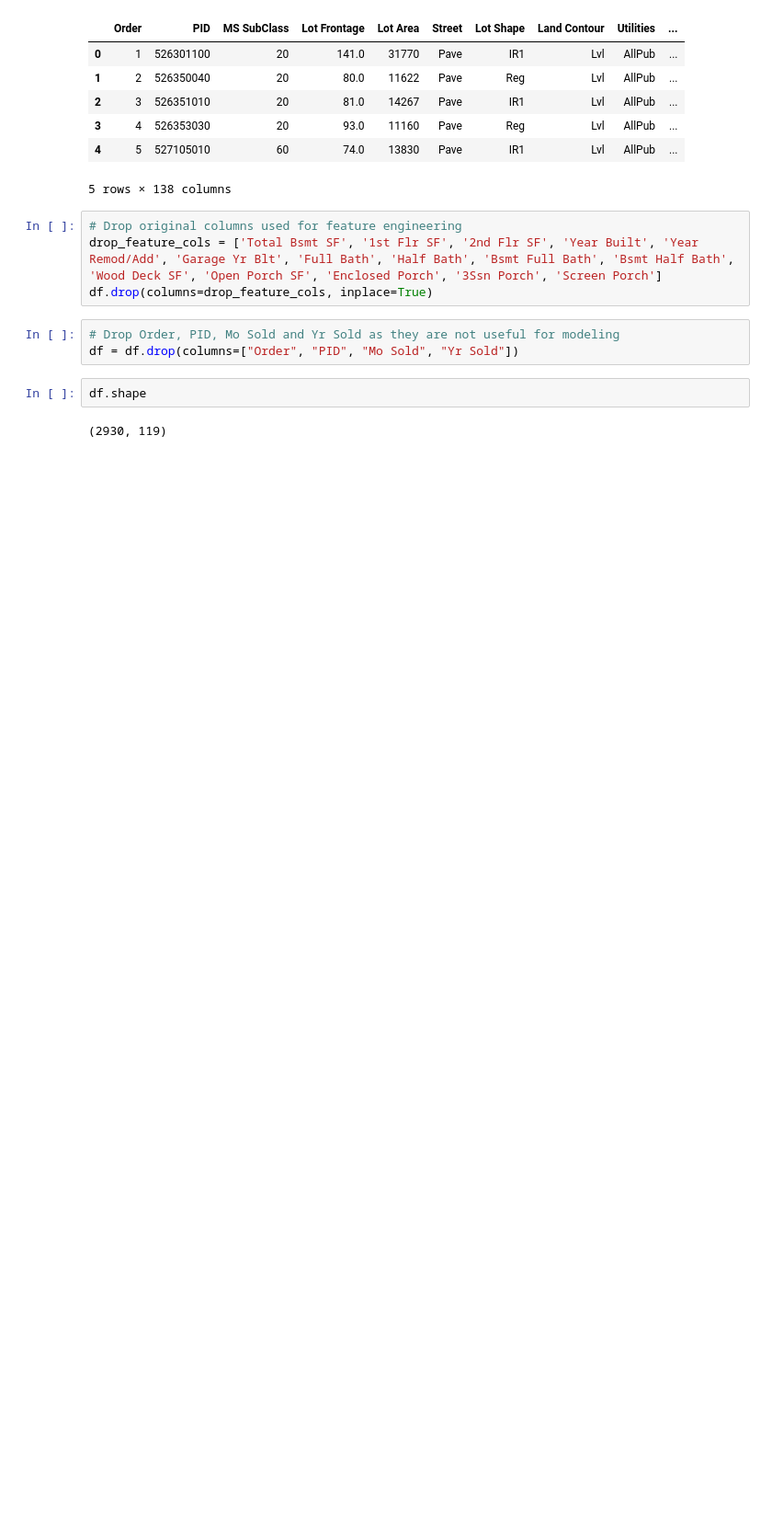
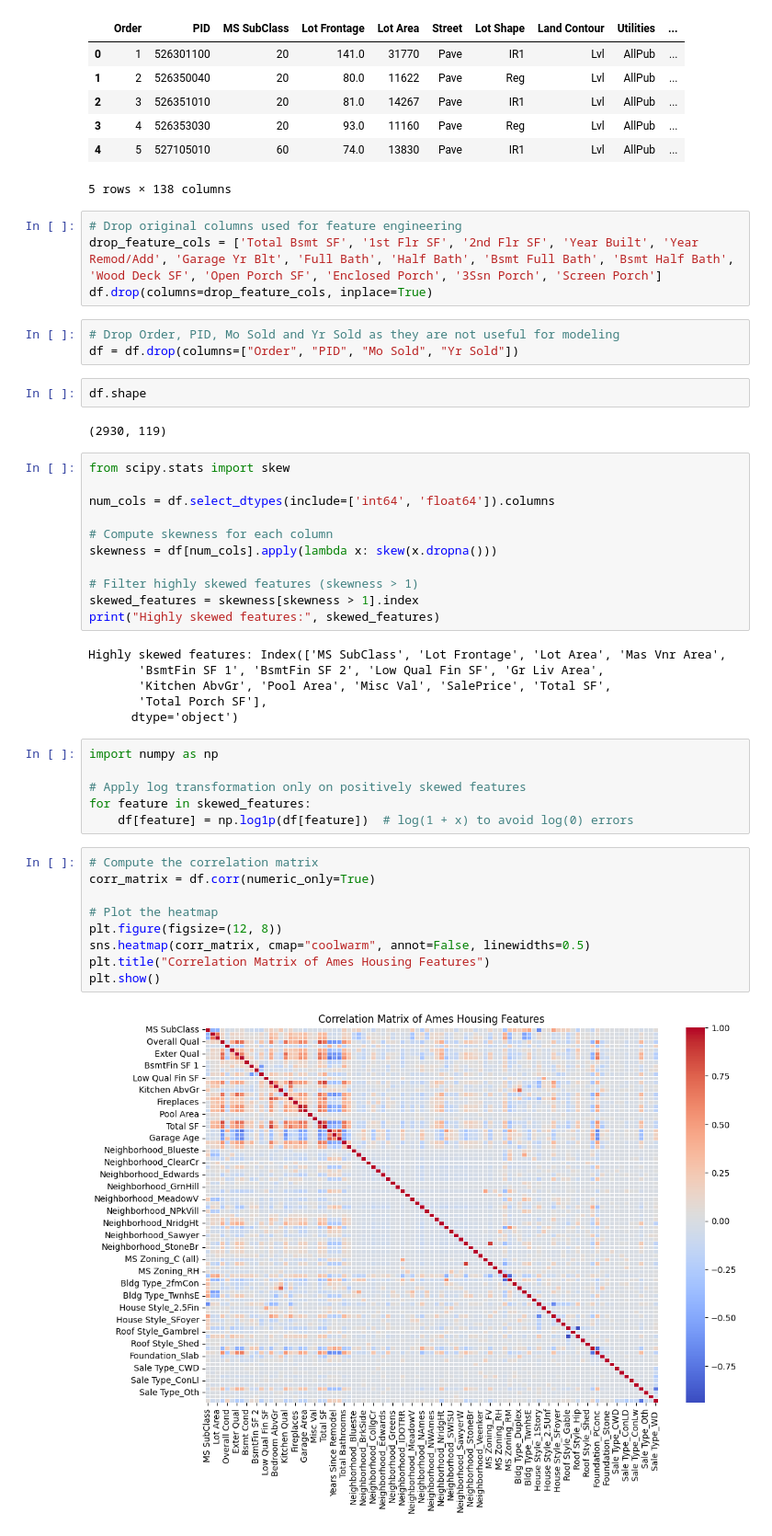
Before and after one commit to ankitrijal2054/housing-price-predictor-mlops, a Jupyter notebook: preprocessing_fe.ipynb, the cells around one changed output. Shown: that part at 92% size. Saved outputs shown, nothing was run; the diff lists cells and outputs as text; blank space fills up the shorter version.

```diff
--- a/preprocessing_fe.ipynb
+++ b/preprocessing_fe.ipynb
@@ -197,3 +197,37 @@ df = df.drop(columns=["Order", "PID", "Mo Sold", "Yr Sold"])
 df.shape
 # %% [output]
 (2930, 119)
+# %%
+from scipy.stats import skew
+
+num_cols = df.select_dtypes(include=['int64', 'float64']).columns
+
+# Compute skewness for each column
+skewness = df[num_cols].apply(lambda x: skew(x.dropna()))
+
+# Filter highly skewed features (skewness > 1)
+skewed_features = skewness[skewness > 1].index
+print("Highly skewed features:", skewed_features)
+# %% [output]
+Highly skewed features: Index(['MS SubClass', 'Lot Frontage', 'Lot Area', 'Mas Vnr Area',
+       'BsmtFin SF 1', 'BsmtFin SF 2', 'Low Qual Fin SF', 'Gr Liv Area',
+       'Kitchen AbvGr', 'Pool Area', 'Misc Val', 'SalePrice', 'Total SF',
+       'Total Porch SF'],
+      dtype='object')
+# %%
+import numpy as np
+
+# Apply log transformation only on positively skewed features
+for feature in skewed_features:
+    df[feature] = np.log1p(df[feature])  # log(1 + x) to avoid log(0) errors
+# %%
+# Compute the correlation matrix
+corr_matrix = df.corr(numeric_only=True)
+
+# Plot the heatmap
+plt.figure(figsize=(12, 8))
+sns.heatmap(corr_matrix, cmap="coolwarm", annot=False, linewidths=0.5)
+plt.title("Correlation Matrix of Ames Housing Features")
+plt.show()
+# %% [output]
+[figure, added]
```
Also changed, not shown: parts of 1 cell of this notebook.
